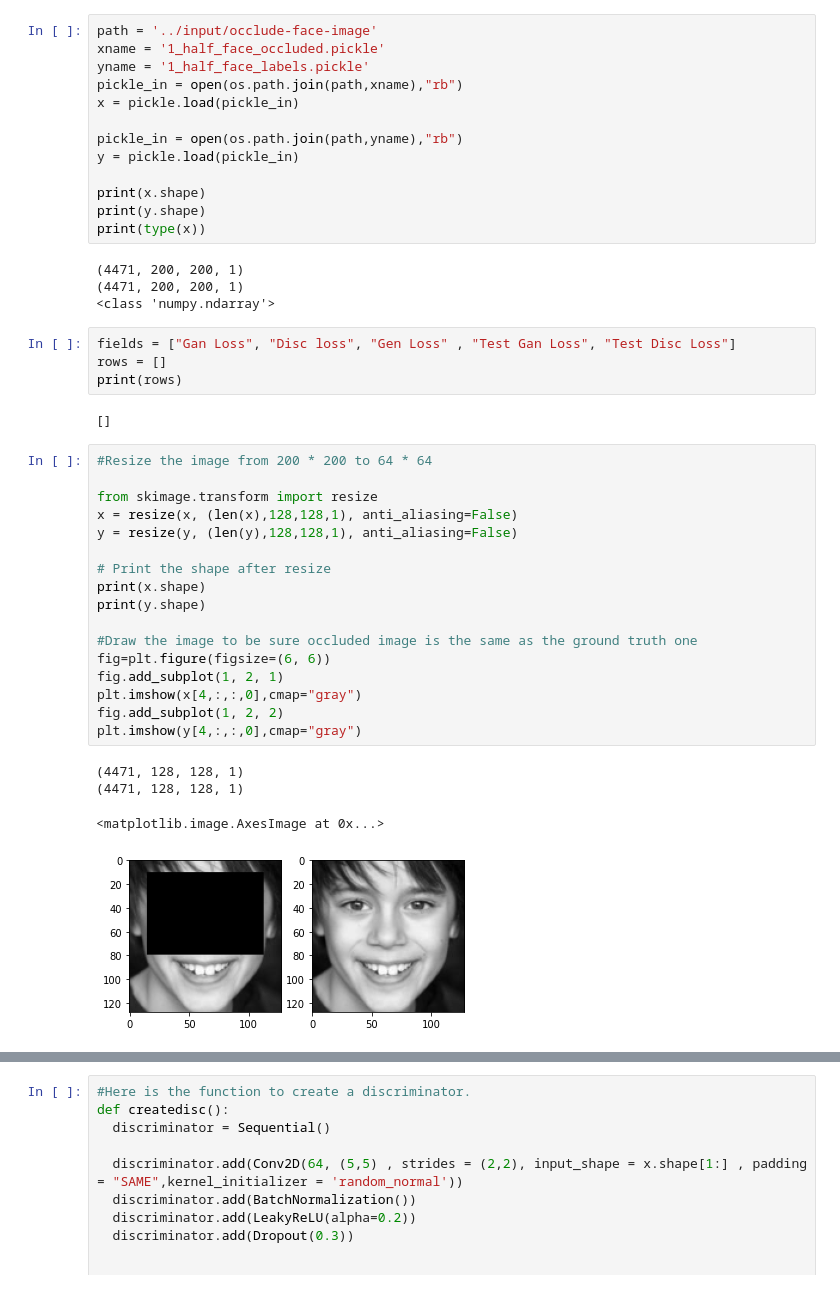
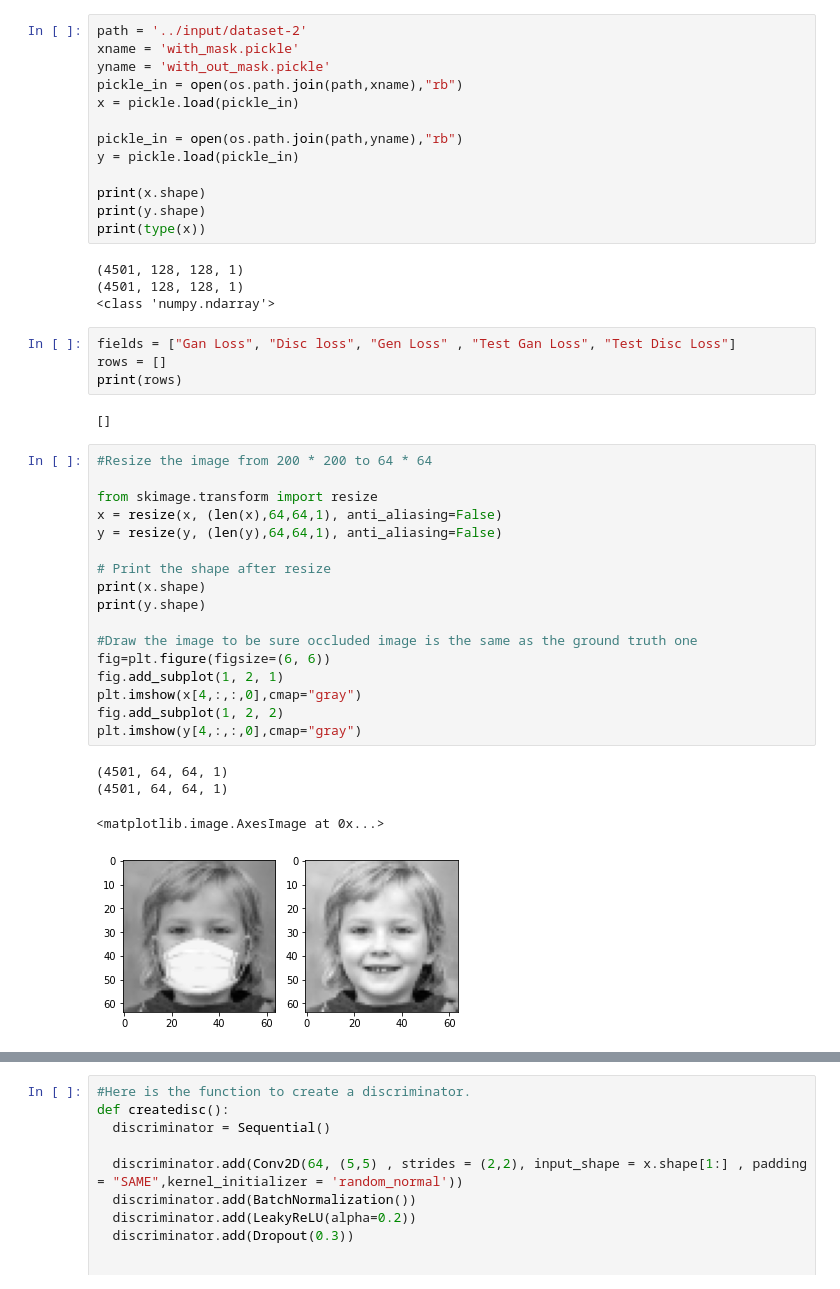
Before and after one commit to vijayakashtharu/Final-year-project, a Jupyter notebook: face-completion-and-super-resolution-of-occluded-i.ipynb, the cells around one changed output, grey strips where cells are left out. Saved outputs shown, nothing was run; the diff lists cells and outputs as text.

Commit message:
Kaggle Notebook | FACE COMPLETION AND SUPER RESOLUTION OF OCCLUDED I | Version 17

```diff
--- a/face-completion-and-super-resolution-of-occluded-i.ipynb
+++ b/face-completion-and-super-resolution-of-occluded-i.ipynb
@@ -62,7 +45,7 @@ set_session(tf.compat.v1.Session(config=config))
 # %%
-path = '../input/occlude-face-image'
-xname = '1_half_face_occluded.pickle'
-yname = '1_half_face_labels.pickle'
+path = '../input/dataset-2'
+xname = 'with_mask.pickle'
+yname = 'with_out_mask.pickle'
 pickle_in = open(os.path.join(path,xname),"rb")
 x = pickle.load(pickle_in)
 
@@ -73,8 +56,8 @@ print(x.shape)
 print(y.shape)
 print(type(x))
 # %% [output]
-(4471, 200, 200, 1)
-(4471, 200, 200, 1)
+(4501, 128, 128, 1)
+(4501, 128, 128, 1)
 <class 'numpy.ndarray'>
 # %%
 fields = ["Gan Loss", "Disc loss", "Gen Loss" , "Test Gan Loss", "Test Disc Loss"]
@@ -85,25 +68,25 @@ print(rows)
 # %%
 #Resize the image from 200 * 200 to 64 * 64
 
 from skimage.transform import resize
-x = resize(x, (len(x),128,128,1), anti_aliasing=False)
-y = resize(y, (len(y),128,128,1), anti_aliasing=False)
+x = resize(x, (len(x),64,64,1), anti_aliasing=False)
+y = resize(y, (len(y),64,64,1), anti_aliasing=False)
 
 # Print the shape after resize
 print(x.shape)
 print(y.shape)
 
 #Draw the image to be sure occluded image is the same as the ground truth one
 fig=plt.figure(figsize=(6, 6))
 fig.add_subplot(1, 2, 1)
 plt.imshow(x[4,:,:,0],cmap="gray")
 fig.add_subplot(1, 2, 2)
 plt.imshow(y[4,:,:,0],cmap="gray")
 # %% [output]
-(4471, 128, 128, 1)
-(4471, 128, 128, 1)
+(4501, 64, 64, 1)
+(4501, 64, 64, 1)
 <matplotlib.image.AxesImage at 0x...>
-[figure, old version]
+[figure, new version]
 # %%
 for i in range(5):
     fig=plt.figure(figsize=(6, 6))
```
Also changed, not shown: parts of 20 cells of this notebook.
